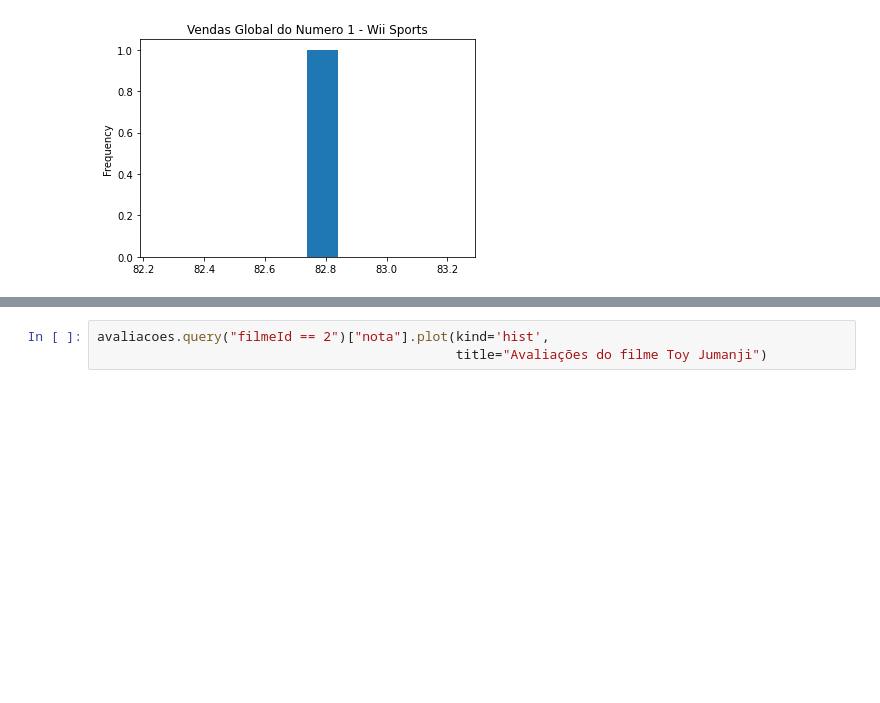
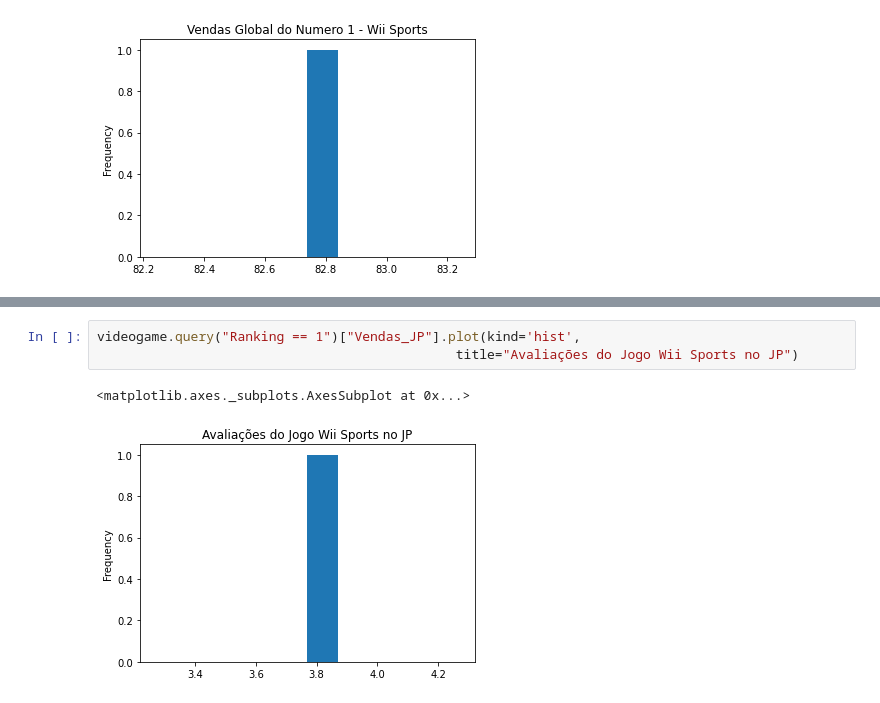
Before and after one commit to CamilaReis/dataset_filmes, a Jupyter notebook: Analise_de_Dados_Facid.ipynb, the cells around one changed output, grey strips where cells are left out. Cells and saved outputs as stored; diff of their text form; blank space fills up the shorter version.

```diff
--- a/Analise_de_Dados_Facid.ipynb
+++ b/Analise_de_Dados_Facid.ipynb
@@ -189,4 +163,7 @@ Vamos plotar o histograma do filme Jumanji e da animação Liga da justiça: Doo
 # %%
-avaliacoes.query("filmeId == 2")["nota"].plot(kind='hist',
-                                              title="Avaliações do filme Toy Jumanji")
+videogame.query("Ranking == 1")["Vendas_JP"].plot(kind='hist',
+                                              title="Avaliações do Jogo Wii Sports no JP")
+# %% [output]
+<matplotlib.axes._subplots.AxesSubplot at 0x...>
+[figure, added]
 # %%
```
Also changed, not shown: parts of 46 cells of this notebook.
